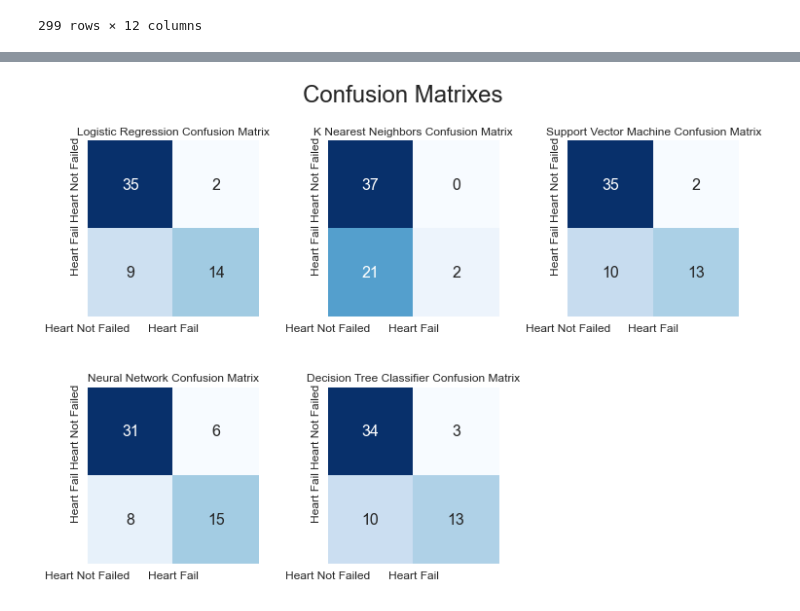
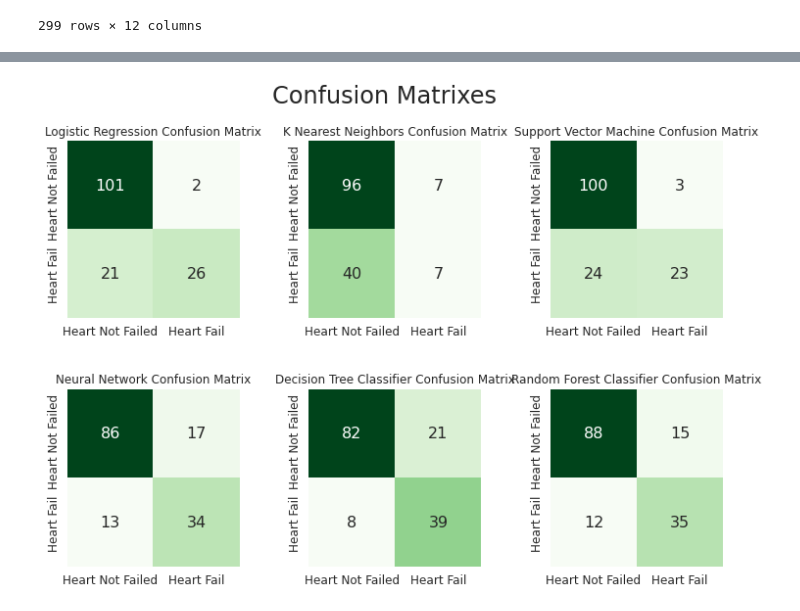
Before and after one commit to ankita-puri/Final-project-, a Jupyter notebook: williamke.ipynb, the cells around one changed output, grey strips where cells are left out. Cells and saved outputs as stored; diff of their text form; code cells hidden in the pictures.

```diff
--- a/williamke.ipynb
+++ b/williamke.ipynb
@@ -142,11 +138,11 @@ pd.DataFrame(X)
 | 298 | 0.181818 | 0.0 | 0.022072 | 0.0 | 0.469697 | 0.0 | 0.448418 | 0.123596 | 0.657143 | 1.0 | 1.0 | ... |
 299 rows × 12 columns
 # %%
-#because our dataset is relatively small we can put trainsize to 0.7
-X_train, X_test, y_train, y_test = train_test_split(X, y, train_size = 0.8)
+#because our dataset is relatively small we can put trainsize to 0.5
+X_train, X_test, y_train, y_test = train_test_split(X, y, train_size = 0.5)
 accuracy_list = []
 f1_list =[]
-model_list = ['Logistic Regression', 'SVC','KNearestNeighbours', 'DecisionTree', 'Neural Network']
+model_list = ['Logistic Regression', 'SVC','KNearestNeighbours', 'DecisionTree', 'Neural Network','Random forest']
 # %%
 model = LogisticRegression()
 model.fit(X_train, y_train)
@@ -225,0 +222,11 @@ F1 Score: 0.6818181818181819
+# %%
+model = RandomForestClassifier(max_features=0.5, max_depth=15, random_state=1)
+model.fit(X_train, y_train)
+rf_y_predict = model.predict(X_test)
+
+rf_accuracy = model.score(X_test, y_test)
+accuracy_list.append(100*rf_accuracy)
+
+rf_f1 = f1_score(y_test, rf_y_predict)
+f1_list.append(100*rf_f1)
+print(f"Random Forest :\nAccuracy:{rf_accuracy}\nF1 Score: {rf_f1}\n")
@@ -251,49 +262,55 @@ cm_svm = confusion_matrix(y_test,svm_y_predict)
 cm_knn = confusion_matrix(y_test,knn_y_predict)
 cm_dtc = confusion_matrix(y_test,dt_y_predict)
 cm_nn = confusion_matrix(y_test,nn_y_predict)
+cm_rf = confusion_matrix(y_test,rf_y_predict)
 # %%
 plt.figure(figsize=(12,8))
 
 
 plt.suptitle("Confusion Matrixes",fontsize=24)
 plt.subplots_adjust(wspace = 0.4, hspace= 0.4)
 
 
 plt.subplot(2,3,1)
 plt.title("Logistic Regression Confusion Matrix")
-sns.heatmap(cm_lr,annot=True,cmap="Blues",fmt="d",cbar=False, annot_kws={"size": 16})
-plt.xticks(range(2), ["Heart Not Failed","Heart Fail"], fontsize=12)
-plt.yticks(range(2), ["Heart Not Failed","Heart Fail"], fontsize=12)
+sns.heatmap(cm_lr,annot=True,cmap="Greens",fmt="d",cbar=False, annot_kws={"size": 16})
+plt.xticks(np.arange(2)+0.5, ["Heart Not Failed","Heart Fail"], fontsize=12)
+plt.yticks([0.1,1.25], ["Heart Not Failed","Heart Fail"], fontsize=12)
 
 plt.subplot(2,3,2)
 plt.title("K Nearest Neighbors Confusion Matrix")
-sns.heatmap(cm_knn,annot=True,cmap="Blues",fmt="d",cbar=False, annot_kws={"size": 16})
-plt.xticks(range(2), ["Heart Not Failed","Heart Fail"], fontsize=12)
-plt.yticks(range(2), ["Heart Not Failed","Heart Fail"], fontsize=12)
+sns.heatmap(cm_knn,annot=True,cmap="Greens",fmt="d",cbar=False, annot_kws={"size": 16})
+plt.xticks(np.arange(2)+0.5, ["Heart Not Failed","Heart Fail"], fontsize=12)
+plt.yticks([0.1,1.25], ["Heart Not Failed","Heart Fail"], fontsize=12)
 
 
 plt.subplot(2,3,3)
 plt.title("Support Vector Machine Confusion Matrix")
-sns.heatmap(cm_svm,annot=True,cmap="Blues",fmt="d",cbar=False, annot_kws={"size": 16})
-plt.xticks(range(2), ["Heart Not Failed","Heart Fail"], fontsize=12)
-plt.yticks(range(2), ["Heart Not Failed","Heart Fail"], fontsize=12)
+sns.heatmap(cm_svm,annot=True,cmap="Greens",fmt="d",cbar=False, annot_kws={"size": 16})
+plt.xticks(np.arange(2)+0.5, ["Heart Not Failed","Heart Fail"], fontsize=12)
+plt.yticks([0.1,1.25], ["Heart Not Failed","Heart Fail"], fontsize=12)
 
 
 plt.subplot(2,3,4)
 plt.title("Neural Network Confusion Matrix")
-sns.heatmap(cm_nn,annot=True,cmap="Blues",fmt="d",cbar=False, annot_kws={"size": 16})
-plt.xticks(range(2), ["Heart Not Failed","Heart Fail"], fontsize=12)
-plt.yticks(range(2), ["Heart Not Failed","Heart Fail"], fontsize=12)
+sns.heatmap(cm_nn,annot=True,cmap="Greens",fmt="d",cbar=False, annot_kws={"size": 16})
+plt.xticks(np.arange(2)+0.5, ["Heart Not Failed","Heart Fail"], fontsize=12)
+plt.yticks([0.1,1.25], ["Heart Not Failed","Heart Fail"], fontsize=12)
 
 
 plt.subplot(2,3,5)
 plt.title("Decision Tree Classifier Confusion Matrix")
-sns.heatmap(cm_dtc,annot=True,cmap="Blues",fmt="d",cbar=False, annot_kws={"size": 16})
-plt.xticks(range(2), ["Heart Not Failed","Heart Fail"], fontsize=12)
-plt.yticks(range(2), ["Heart Not Failed","Heart Fail"], fontsize=12)
+sns.heatmap(cm_dtc,annot=True,cmap="Greens",fmt="d",cbar=False, annot_kws={"size": 16})
+plt.xticks(np.arange(2)+0.5, ["Heart Not Failed","Heart Fail"], fontsize=12)
+plt.yticks([0.1,1.25], ["Heart Not Failed","Heart Fail"], fontsize=12)
 
+plt.subplot(2,3,6)
+plt.title("Random Forest Classifier Confusion Matrix")
+sns.heatmap(cm_rf,annot=True,cmap="Greens",fmt="d",cbar=False, annot_kws={"size": 16})
+plt.xticks(np.arange(2)+0.5, ["Heart Not Failed","Heart Fail"], fontsize=12)
+plt.yticks([0.1,1.25], ["Heart Not Failed","Heart Fail"], fontsize=12)
 
 
 plt.show()
 # %% [output]
-[figure, old version]
+[figure, new version]
```
Also changed, not shown: parts of 26 cells of this notebook.
